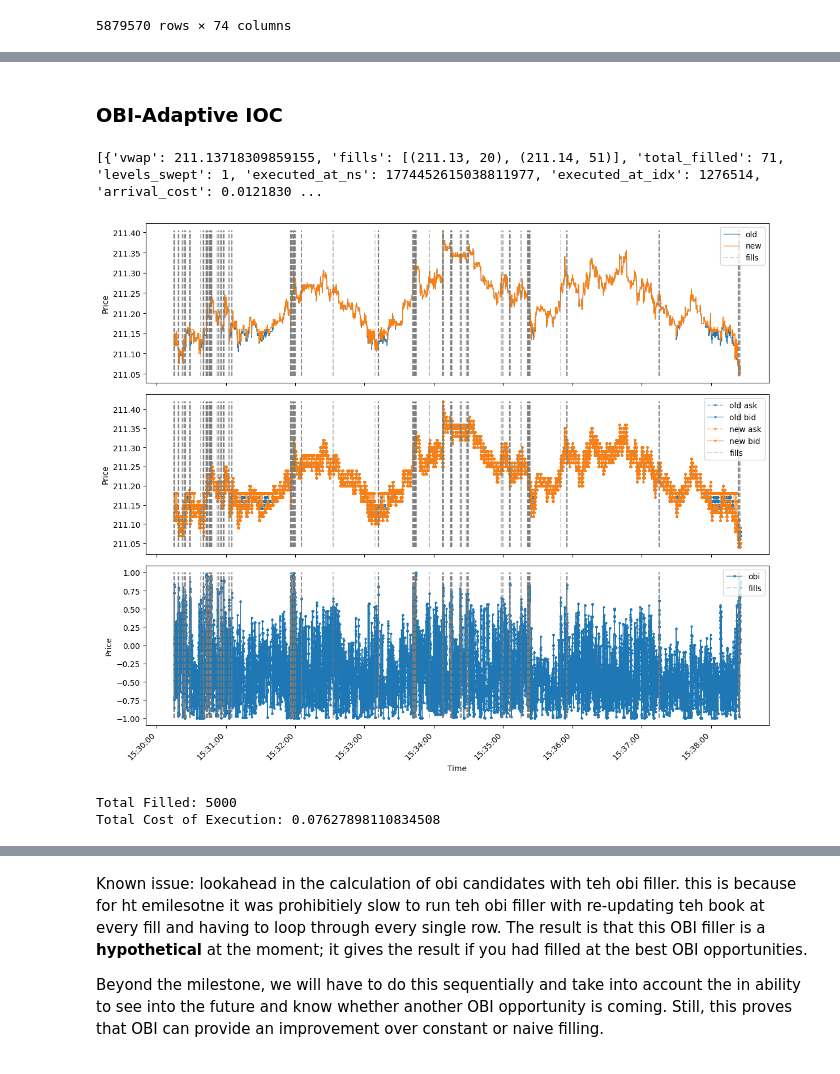
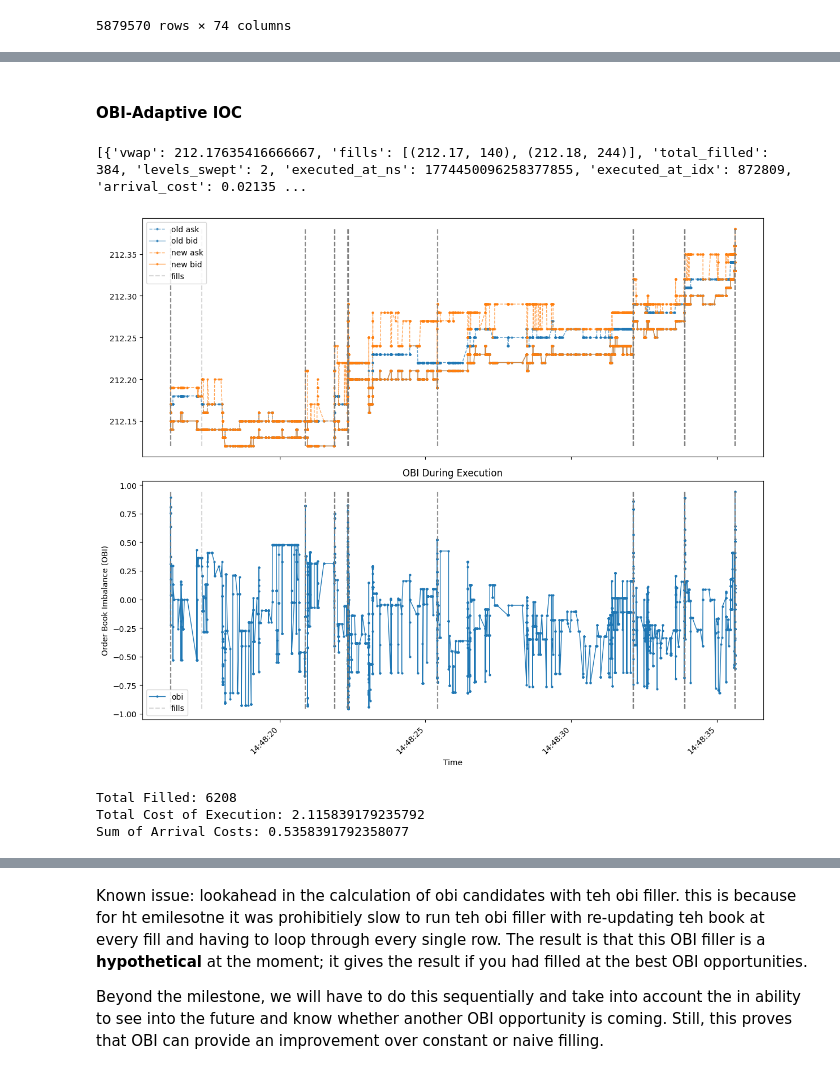
Before and after one commit to MichaelCusackNelkin/SAF_Final_Project, a Jupyter notebook: final_project/simulation.ipynb, the cells around one changed output, grey strips where cells are left out. Drawn from its saved outputs; the diff is of its cells as text; code cells hidden in the pictures.

```diff
--- a/final_project/simulation.ipynb
+++ b/final_project/simulation.ipynb
@@ -615,17 +605,17 @@ Total Cost of Execution: 1.6159887032626443
 # %% [markdown]
-### OBI-Adaptive IOC
+#### OBI-Adaptive IOC
 # %%
 # ts = old_df.sample()["ts_event_nano"][0]
 # ts = pd.Timestamp('2026-03-26 15:03:24.367771512').value
 sim = ExecutionSimulator(old_df, latency_ns=5_000_000, replenishment_rate=10)
-results, new_df, candidates = sim.obi_adaptive_fill("BUY", 5000, ts, max_size=100, threshold=0.6, horizon=100e9)
+results, new_df, candidates = sim.obi_adaptive_fill("BUY", 10_000, ts, max_size=750, threshold=0.5, horizon=20*1e9)
 new_df = new_df.with_columns(((pl.col("ask_px_00") + pl.col("bid_px_00")) / 2).alias("mid"))
 new_df = new_df.with_columns(
     ((pl.col("bid_sz_00") - pl.col("ask_sz_00")) / (pl.col("bid_sz_00") + pl.col("ask_sz_00"))).alias("obi")
 )
 print(results)
 # %% [output]
-[{'vwap': 211.13718309859155, 'fills': [(211.13, 20), (211.14, 51)], 'total_filled': 71, 'levels_swept': 1, 'executed_at_ns': 1774452615038811977, 'executed_at_idx': 1276514, 'arrival_cost': 0.0121830 ...
+[{'vwap': 212.17635416666667, 'fills': [(212.17, 140), (212.18, 244)], 'total_filled': 384, 'levels_swept': 2, 'executed_at_ns': 1774450096258377855, 'executed_at_idx': 872809, 'arrival_cost': 0.02135 ...
 # %%
 import matplotlib.dates as mdates
 from matplotlib.ticker import ScalarFormatter
@@ -633,47 +623,59 @@ from matplotlib.ticker import ScalarFormatter
 i_start = results[0]['executed_at_idx']-10
 i_end = results[-1]['executed_at_idx']+10
 
 # Convert ns timestamps to datetime for the x-axis
 x_old = pd.to_datetime(old_df['ts_event_nano'][i_start:i_end], unit='ns')
 x_new = pd.to_datetime(new_df['ts_event_nano'][i_start:i_end], unit='ns')
 
-fig, ax = plt.subplots(3, 1, figsize=(12, 10))
+fig, ax = plt.subplots(2, 1, figsize=(12, 10))
 fill_times = pd.to_datetime([r["executed_at_ns"] for r in results], unit='ns')
 
-ax[0].plot(x_old, old_df["mid"][i_start:i_end], label="old", linewidth=1)
-ax[0].plot(x_new, new_df["mid"][i_start:i_end], label="new", linewidth=1)
-ax[0].vlines(fill_times, ymin=min(new_df['mid'][i_start:i_end]), ymax=max(new_df['mid'][i_start:i_end]),
+# -- Mid Price --
+# ax[0].plot(x_old, old_df["mid"][i_start:i_end], label="old", linewidth=1)
+# ax[0].plot(x_new, new_df["mid"][i_start:i_end], label="new", linewidth=1)
+# ax[0].vlines(fill_times, ymin=min(new_df['mid'][i_start:i_end]), ymax=max(new_df['mid'][i_start:i_end]),
+#         linestyle="--", alpha=0.3, color="tab:gray", label="fills")
+# ax[0].set_ylabel("Mid Price")
+# ax[0].set_title("Mid Price During Exection")
+
+# -- Bid/Ask --
+ax[0].plot(x_old, old_df["ask_px_00"][i_start:i_end], marker="o", markersize = 2, linewidth=1, linestyle="--", color="tab:blue", label="old ask", alpha=0.7)
+ax[0].plot(x_old, old_df["bid_px_00"][i_start:i_end], marker="o", markersize = 2, linewidth=1, color="tab:blue", label="old bid", alpha=0.7)
+ax[0].plot(x_new, new_df["ask_px_00"][i_start:i_end], marker="o", markersize = 2, linewidth=1, linestyle="--", color="tab:orange", label="new ask", alpha=0.7)
+ax[0].plot(x_new, new_df["bid_px_00"][i_start:i_end], marker="o", markersize = 2, linewidth=1, color="tab:orange", label="new bid", alpha=0.7)
+ax[0].vlines(fill_times, ymin=min(new_df['bid_px_00'][i_start:i_end]), ymax=max(new_df['ask_px_00'][i_start:i_end]),
         linestyle="--", alpha=0.3, color="tab:gray", label="fills")
+ax[1].set_ylabel("Bid/Ask Prices")
+ax[1].set_title("Bid/Ask Prices During Exection")
 
-ax[1].plot(x_old, old_df["ask_px_00"][i_start:i_end], marker="o", markersize = 2, linewidth=1, linestyle="--", color="tab:blue", label="old ask", alpha=0.7)
-ax[1].plot(x_old, old_df["bid_px_00"][i_start:i_end], marker="o", markersize = 2, linewidth=1, color="tab:blue", label="old bid", alpha=0.7)
-ax[1].plot(x_new, new_df["ask_px_00"][i_start:i_end], marker="o", markersize = 2, linewidth=1, linestyle="--", color="tab:orange", label="new ask", alpha=0.7)
-ax[1].plot(x_new, new_df["bid_px_00"][i_start:i_end], marker="o", markersize = 2, linewidth=1, color="tab:orange", label="new bid", alpha=0.7)
-ax[1].vlines(fill_times, ymin=min(new_df['bid_px_00'][i_start:i_end]), ymax=max(new_df['ask_px_00'][i_start:i_end]),
+# -- OBI --
+ax[1].plot(x_new, new_df["obi"][i_start:i_end], marker="o", markersize = 2, linewidth=1, label="obi")
+ax[1].vlines(fill_times, ymin=min(new_df['obi'][i_start:i_end]), ymax=max(new_df['obi'][i_start:i_end]),
         linestyle="--", alpha=0.3, color="tab:gray", label="fills")
-
-ax[2].plot(x_new, new_df["obi"][i_start:i_end], marker="o", markersize = 2, linewidth=1, label="obi")
-ax[2].vlines(fill_times, ymin=min(new_df['obi'][i_start:i_end]), ymax=max(new_df['obi'][i_start:i_end]),
-        linestyle="--", alpha=0.3, color="tab:gray", label="fills")
+ax[1].set_ylabel("Order Book Imbalance (OBI)")
+ax[1].set_title("OBI During Execution")
 
 for a in ax:
         a.xaxis.set_major_formatter(mdates.DateFormatter('%H:%M:%S'))
         a.xaxis.set_major_locator(mdates.AutoDateLocator())
         a.yaxis.set_major_formatter(ScalarFormatter(useOffset=False))
         a.ticklabel_format(style='plain', axis='y')
-        a.set_ylabel("Price")
         a.set_xlabel("Time")
         a.legend()
 
 fig.autofmt_xdate(rotation=45)
 plt.tight_layout()
+plt.savefig('obi-aware_fill.png', dpi=300, bbox_inches='tight')
 plt.show()
+
 
 # --- Analysis --
 p0=old_df.filter(pl.col("ts_event_nano") == ts)['mid'][0]
 print(f"Total Filled: {np.sum([r["total_filled"] for r in results if r["vwap"] != 0.0])}")
 print(f"Total Cost of Execution: {np.sum([r["vwap"] - p0 for r in results if r["vwap"] != 0.0])}")
+print(f"Sum of Arrival Costs: {np.sum([r["arrival_cost"]for r in results if r["vwap"] != 0.0])}")
 # %% [output]
-[figure, old version]
+[figure, new version]
-Total Filled: 5000
-Total Cost of Execution: 0.07627898110834508
+Total Filled: 6208
+Total Cost of Execution: 2.115839179235792
+Sum of Arrival Costs: 0.5358391792358077
```
Also changed, not shown: parts of 21 cells of this notebook, 11 other files.
